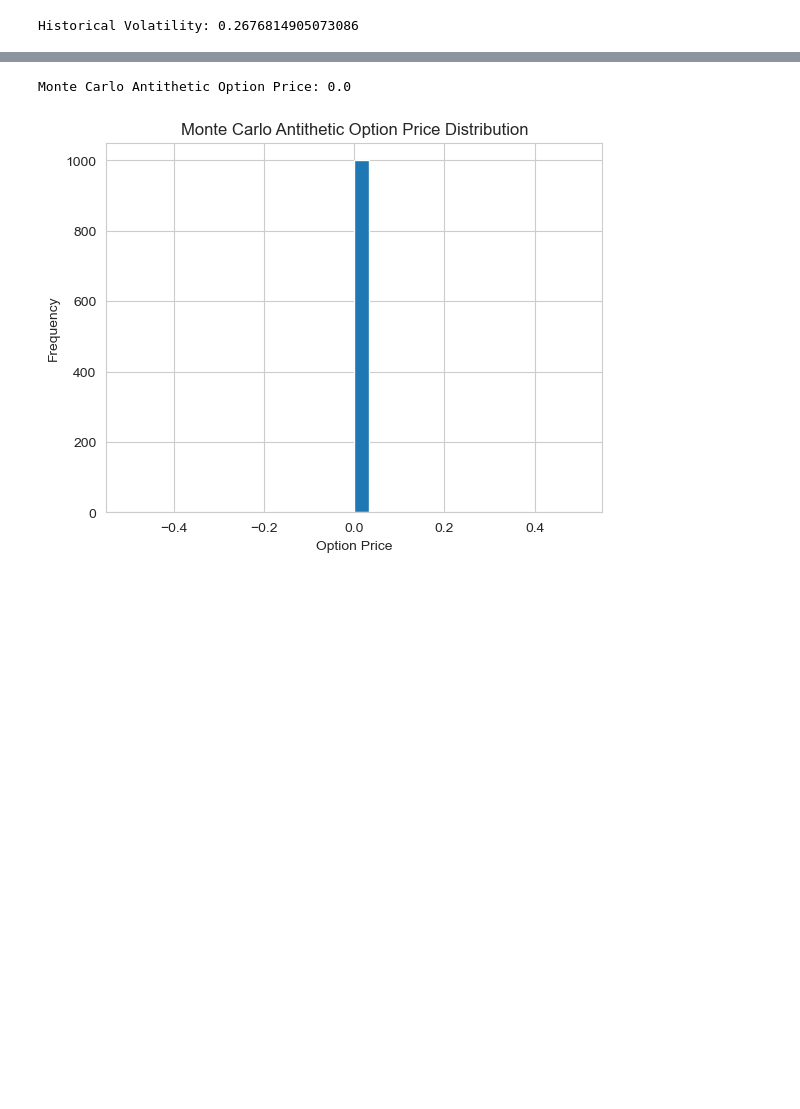
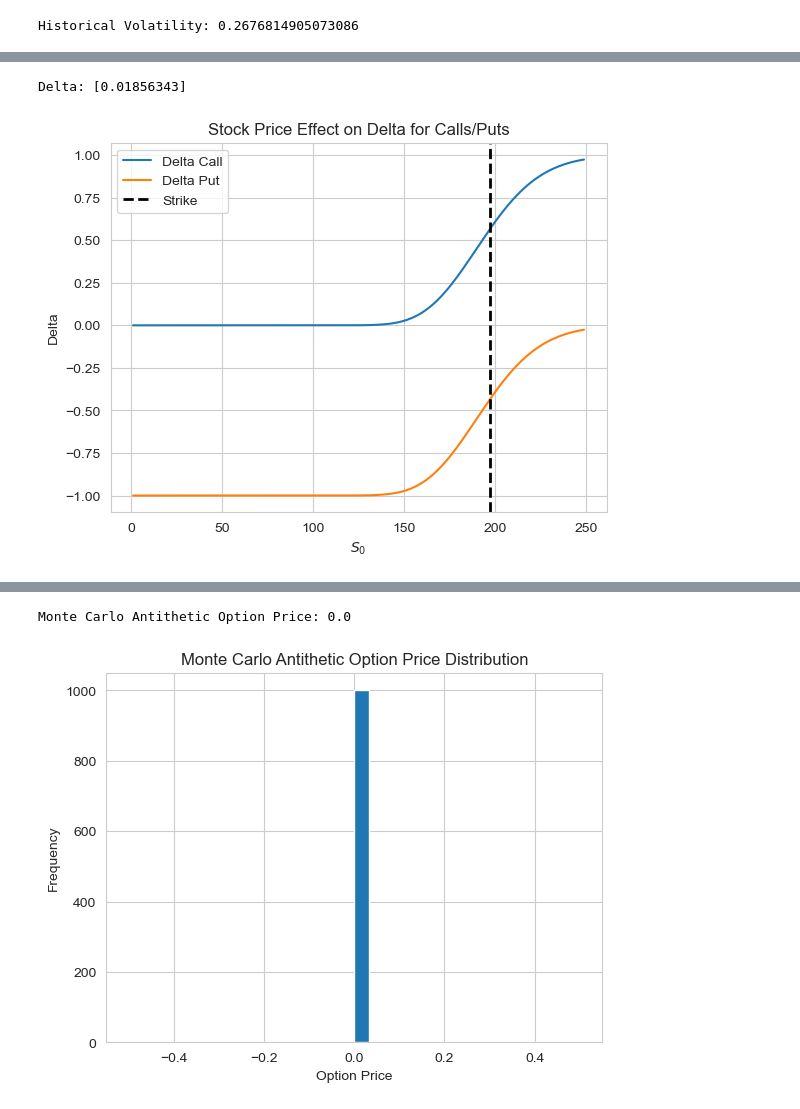
Before and after one commit to jacobfa/MATH512, a Jupyter notebook: Project 5/project5.ipynb, the cells around one changed output, grey strips where cells are left out. Saved outputs shown, nothing was run; the diff lists cells and outputs as text; code cells hidden in the pictures; blank space fills up the shorter version.

```diff
--- a/Project 5/project5.ipynb
+++ b/Project 5/project5.ipynb
@@ -163,0 +167,68 @@ Rho: [143.63108982]
+# %%
+# Calculate the Delta, Gamma, Vega, rho of this option at the start of the option’s life.
+from scipy.stats import norm
+import numpy as np
+
+def d1(S, K, T, r, sigma):
+    return (np.log(S/K) + (r + sigma**2/2)*T) /\
+                     (sigma*np.sqrt(T))
+
+def d2(S, K, T, r, sigma):
+    return d1(S, K, T, r, sigma) - sigma* np.sqrt(T)
+
+def delta_call(S, K, T, r, sigma):
+    N = norm.cdf
+    return N(d1(S, K, T, r, sigma))
+
+
+def delta_fdm_call(S, K, T, r, sigma, ds = 1e-5, method='central'):
+    method = method.lower()
+    if method =='central':
+        return (black_scholes(S+ds, K, T, r, sigma) -black_scholes(S-ds, K, T, r, sigma))/\
+                        (2*ds)
+    elif method == 'forward':
+        return (black_scholes(S+ds, K, T, r, sigma) - black_scholes(S, K, T, r, sigma))/ds
+    elif method == 'backward':
+        return (black_scholes(S, K, T, r, sigma) - black_scholes(S-ds, K, T, r, sigma))/ds
+
+def delta_fdm_put(S, K, T, r, sigma, ds = 1e-5, method='central'):
+    method = method.lower()
+    if method =='central':
+        return (black_scholes(S+ds, K, T, r, sigma, option_type='put') -black_scholes(S-ds, K, T, r, sigma, option_type='put'))/\
+                        (2*ds)
+    elif method == 'forward':
+        return (black_scholes(S+ds, K, T, r, sigma, option_type='put') - black_scholes(S, K, T, r, sigma, option_type='put'))/ds
+    elif method == 'backward':
+        return (black_scholes(S, K, T, r, sigma, option_type='put') - black_scholes(S-ds, K, T, r, sigma, option_type='put'))/ds
+
+def delta_put(S, K, T, r, sigma):
+    return - norm.cdf(-d1(S, K, T, r, sigma))
+
+
+S = S0
+K = K
+T = T
+r = 0.05
+sigma = volatility
+
+delta = delta_call(S, K, T, r, sigma)
+
+prices = np.arange(1, 250,1)
+
+deltas_c = delta_call(prices, K, T, r, sigma)
+deltas_p = delta_put(prices, K, T, r, sigma)
+deltas_back_c = delta_fdm_call(prices, K, T,r, sigma, ds = 0.01,method='backward')
+deltas_forward_p = delta_fdm_put(prices, K, T,r, sigma, ds = 0.01,method='forward')
+
+plt.plot(prices, deltas_c, label='Delta Call')
+plt.plot(prices, deltas_p, label='Delta Put')
+plt.xlabel('$S_0$')
+plt.ylabel('Delta')
+plt.title('Stock Price Effect on Delta for Calls/Puts' )
+plt.axvline(K, color='black', linestyle='dashed', linewidth=2,label="Strike")
+plt.legend()
+
+print('Delta:', delta)
+# %% [output]
+Delta: [0.01856343]
+[figure, added]
```
Also changed, not shown: parts of 16 cells of this notebook, 29 other files.
